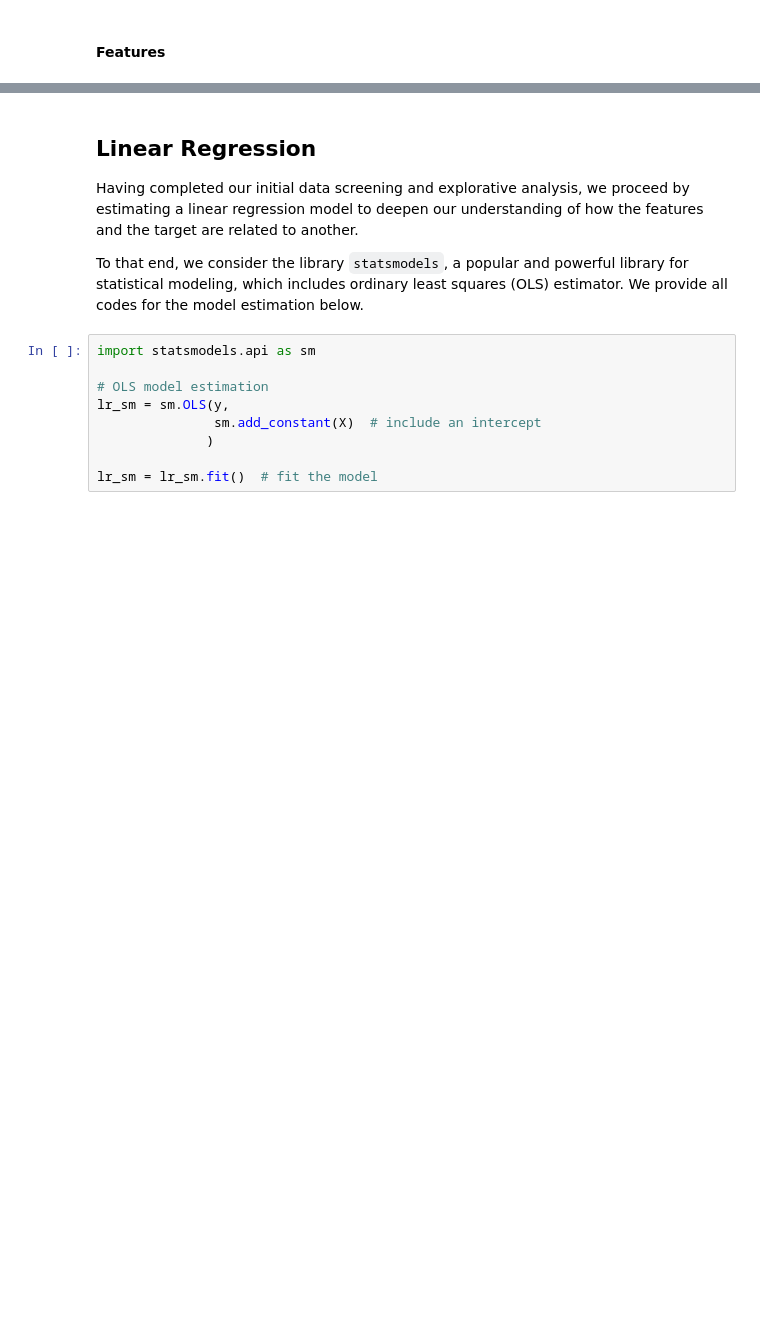
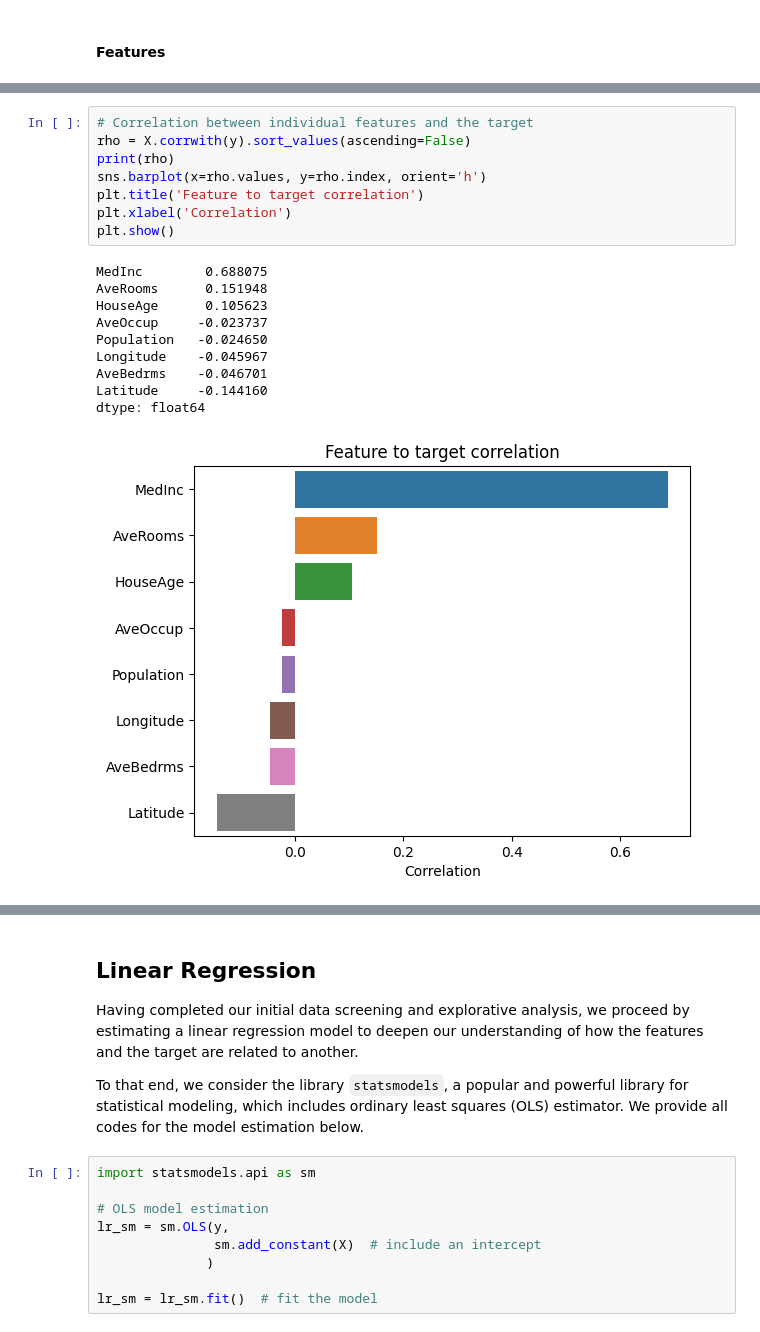
Before and after one commit to stefanlessmann/ESMT_IML, a Jupyter notebook: notebooks/p2_modeling_housing_prices_solution.ipynb, the cells around one changed output, grey strips where cells are left out. Cells and saved outputs as stored; diff of their text form; blank space fills up the shorter version.

```diff
--- a/notebooks/p2_modeling_housing_prices_solution.ipynb
+++ b/notebooks/p2_modeling_housing_prices_solution.ipynb
@@ -96,0 +146,19 @@ plt.show()
+# %%
+# Correlation between individual features and the target
+rho = X.corrwith(y).sort_values(ascending=False)
+print(rho)
+sns.barplot(x=rho.values, y=rho.index, orient='h')
+plt.title('Feature to target correlation')
+plt.xlabel('Correlation')
+plt.show()
+# %% [output]
+MedInc        0.688075
+AveRooms      0.151948
+HouseAge      0.105623
+AveOccup     -0.023737
+Population   -0.024650
+Longitude    -0.045967
+AveBedrms    -0.046701
+Latitude     -0.144160
+dtype: float64
+[figure, added]
```
Also changed, not shown: parts of 26 cells of this notebook, 1 other file.
